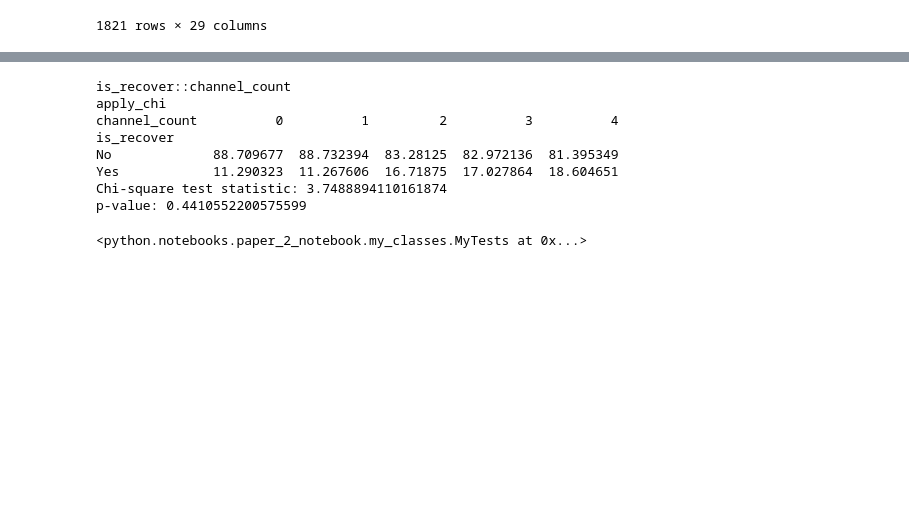
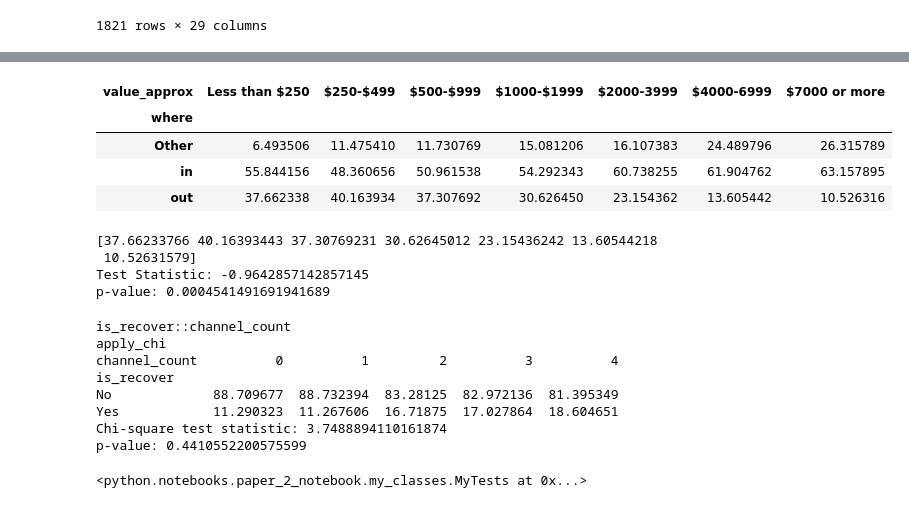
Before and after one commit to achic19/Biketheft, a Jupyter notebook: python/notebooks/clean notebooks/revision.ipynb, the cells around one changed output, grey strips where cells are left out. Saved outputs shown, nothing was run; the diff lists cells and outputs as text; code cells hidden in the pictures; blank space fills up the shorter version.

Commit message:
some tiny tuning to the -  thefts paper 2

```diff
--- a/python/notebooks/clean notebooks/revision.ipynb
+++ b/python/notebooks/clean notebooks/revision.ipynb
@@ -95,0 +94,15 @@ d_analysis
+# %%
+value_re_index = ['Less than $250', '$250-$499', '$500-$999','$1000-$1999','$2000-3999', '$4000-6999','$7000 or more']
+# %%
+# spearmanr
+val_1 = 'value_approx'
+vals_2 = ['channel_count','day_time','theft_loc','is_insured','is_locked']
+d_analysis= pd.read_csv(f'{project_folder}/new_data/new_data_3_t1.csv')
+d_analysis_spearmanr_0 = d_analysis[[val_1]+vals_2]
+d_analysis_spearmanr = d_analysis_spearmanr_0[~d_analysis_spearmanr_0[val_1].isin(rows_to_delete)]
+# %%
+
+out = ['Parking garage bike rack/railing/pipe/etc.','Outdoor bike rack','Against a street sign, tree, or street furniture','Building lobby']
+my_in= ['Inside a shed/garage','Outside in the yard or on a balcony, porch, or patio','Controlled-access bicycle room or enclosed bike locker','Condo storage room','Inside house/apartment','Workplace office']
+d_analysis_spearmanr['where'] =d_analysis_spearmanr['theft_loc'].apply(lambda a: 'out' if a in out else 'in' if a in my_in else a)
+d_analysis_spearmanr[['theft_loc','where']]
@@ -96,3 +123,30 @@ d_analysis
+# %%
+
+contingency_table = (pd.crosstab(d_analysis_spearmanr['where'], d_analysis_spearmanr[val_1], normalize='columns') * 100).reindex(columns=value_re_index)
+contingency_table
+# %% [output]
+| value_approx | Less than $250 | $250-$499 | $500-$999 | $1000-$1999 | $2000-3999 | $4000-6999 | $7000 or more |
+| where |  |  |  |  |  |  |  |
+| Other | 6.493506 | 11.475410 | 11.730769 | 15.081206 | 16.107383 | 24.489796 | 26.315789 |
+| in | 55.844156 | 48.360656 | 50.961538 | 54.292343 | 60.738255 | 61.904762 | 63.157895 |
+| out | 37.662338 | 40.163934 | 37.307692 | 30.626450 | 23.154362 | 13.605442 | 10.526316 |
+# %%
+import numpy as np
+import scipy.stats as stats
+data_1 = np.array(range(len(contingency_table.columns)))
+data_2 = np.array(contingency_table.iloc[2])
+result = stats.spearmanr(data_1, data_2)
+test_statistic = result.correlation
+p_value = result.pvalue
+print(data_2)
+# Print the test statistic and p-value
+print("Test Statistic:", test_statistic)
+print("p-value:", p_value)
+# %% [output]
+[37.66233766 40.16393443 37.30769231 30.62645012 23.15436242 13.60544218
+ 10.52631579]
+Test Statistic: -0.9642857142857145
+p-value: 0.0004541491691941689
 # %%
 # channel_count and recovery
 var_2 = 'channel_count'
```
Also changed, not shown: parts of 4 cells of this notebook, 1 other file.
